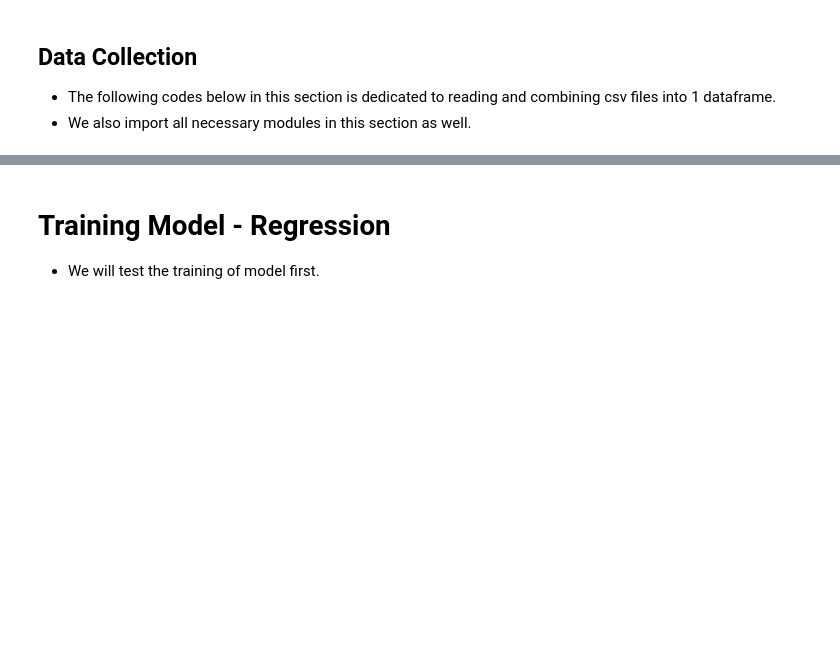
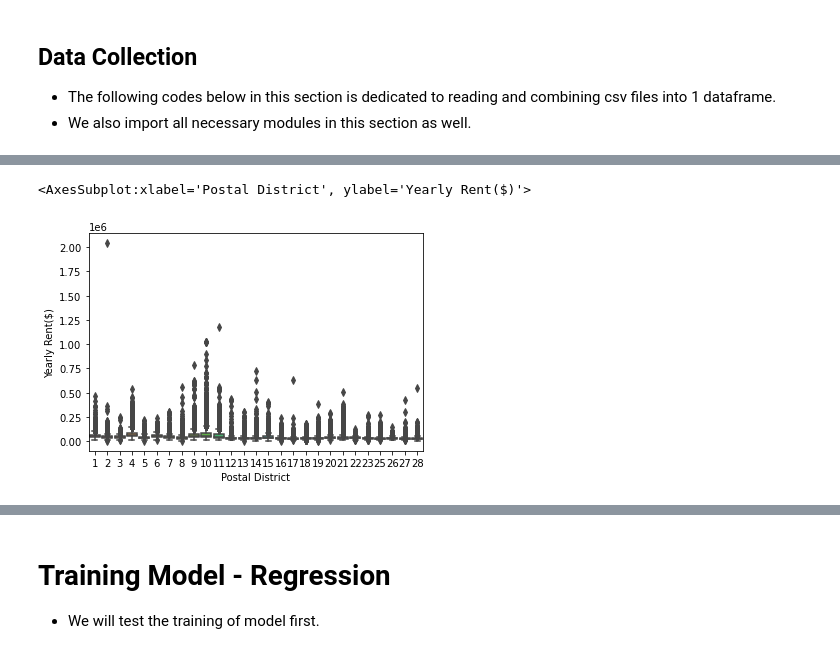
Before and after one commit to muhdhasan/Island-Property-Group, a Jupyter notebook: training/rental-prediction-Linear Model.ipynb, the cells around one changed output, grey strips where cells are left out. Drawn from its saved outputs; the diff is of its cells as text; code cells hidden in the pictures; blank space fills up the shorter version.

```diff
--- a/training/rental-prediction-Linear Model.ipynb
+++ b/training/rental-prediction-Linear Model.ipynb
@@ -175,0 +188,6 @@ memory usage: 20.5+ MB
+# %%
+ax = sns.boxplot(x="Postal District", y="Yearly Rent($)", data=df)
+ax
+# %% [output]
+<AxesSubplot:xlabel='Postal District', ylabel='Yearly Rent($)'>
+[figure, added]
```
Also changed, not shown: parts of 40 cells of this notebook.
